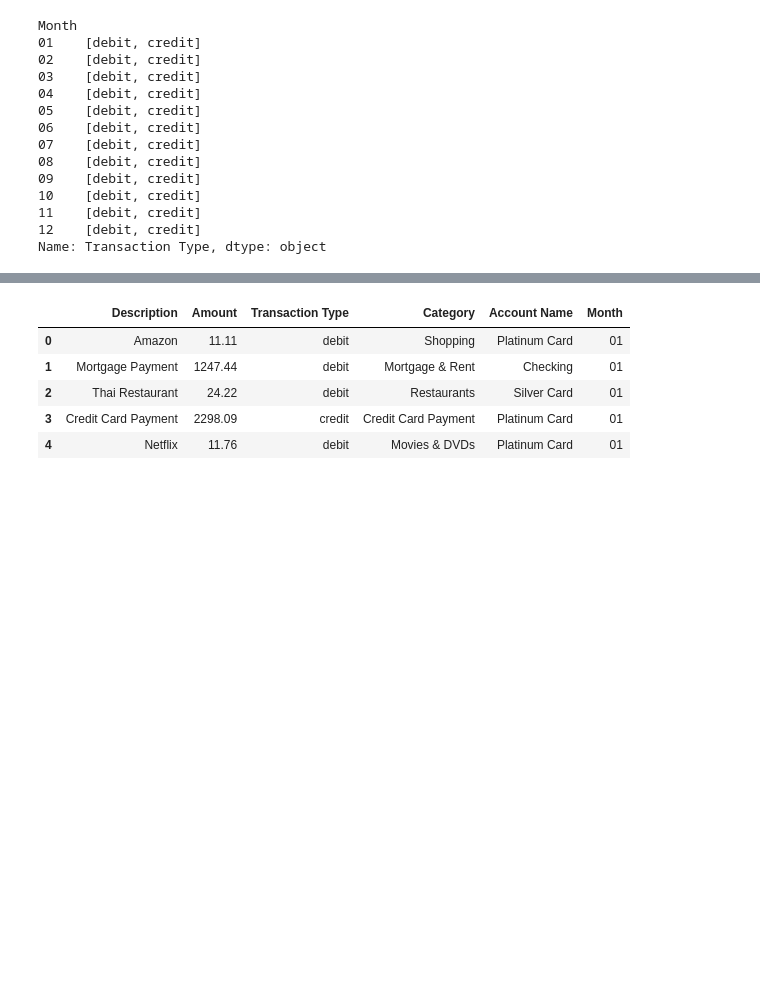
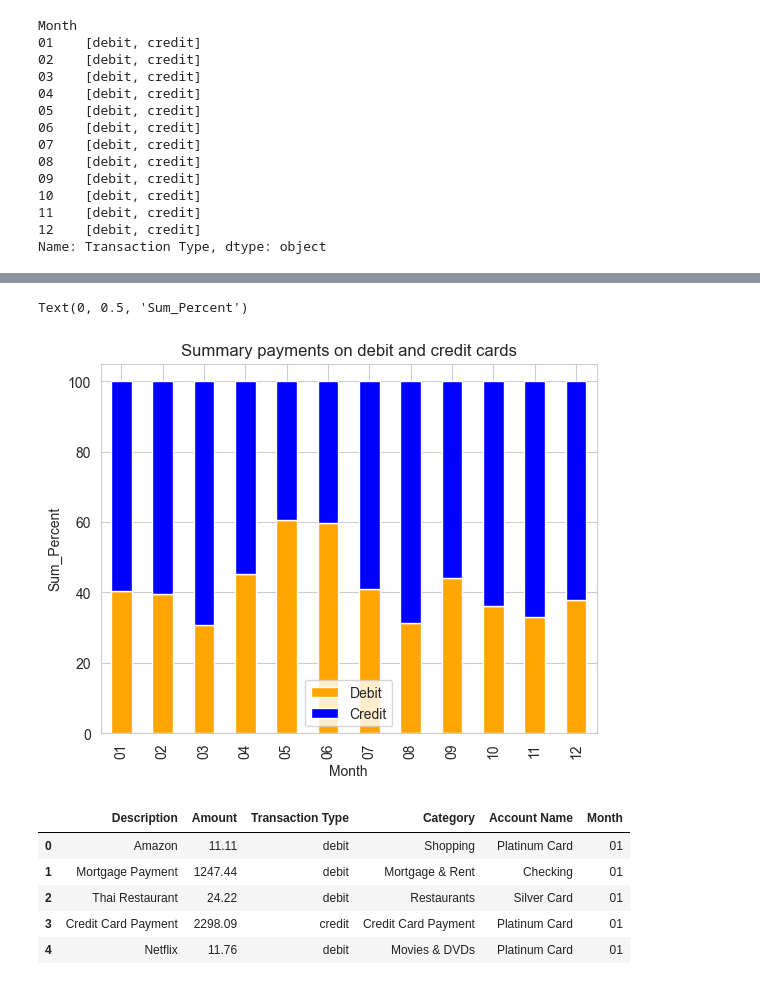
Before and after one commit to LeonTran29/Davidson_Person_Finance, a Jupyter notebook: Test.ipynb, the cells around one changed output, grey strips where cells are left out. Drawn from its saved outputs; the diff is of its cells as text; code cells hidden in the pictures; blank space fills up the shorter version.

```diff
--- a/Test.ipynb
+++ b/Test.ipynb
@@ -240,3 +167,20 @@ plt.ylim([0,100])
+# %%
+debit_per_month_sum = da[da['Transaction Type']=='debit'].groupby('Month')['Amount'].sum()
+credit_per_month_sum = da[da['Transaction Type']=='credit'].groupby('Month')['Amount'].sum()
+debit_credit_per_month_sum = pd.concat([debit_per_month_sum,credit_per_month_sum],axis=1,join='inner')
+debit_credit_per_month_sum.columns = ['Debit_per_month','Credit_per_month']
+
+sum_column = debit_credit_per_month_sum['Debit_per_month'] + debit_credit_per_month_sum['Credit_per_month']
+debit_sum_percent = debit_credit_per_month_sum['Debit_per_month']*100/sum_column
+credit_sum_percent = debit_credit_per_month_sum['Credit_per_month']*100/sum_column
+debit_credit_sum = pd.concat([debit_sum_percent,credit_sum_percent],axis=1,join='inner')
+debit_credit_sum.columns = ['Debit','Credit']
+debit_credit_sum.plot(kind='bar',stacked=True,color=['Orange','Blue']).set(title='Summary payments on debit and credit cards')
+plt.ylabel('Sum_Percent')
+plt.ylim([0,100])
+# %% [output]
+Text(0, 0.5, 'Sum_Percent')
+[figure, added]
 # %%
 display(db.head(5))
 df_ = db[db['Transaction Type']=='debit'].groupby('Category')['Amount'].sum().reset_index()
```
Also changed, not shown: parts of 17 cells of this notebook.
